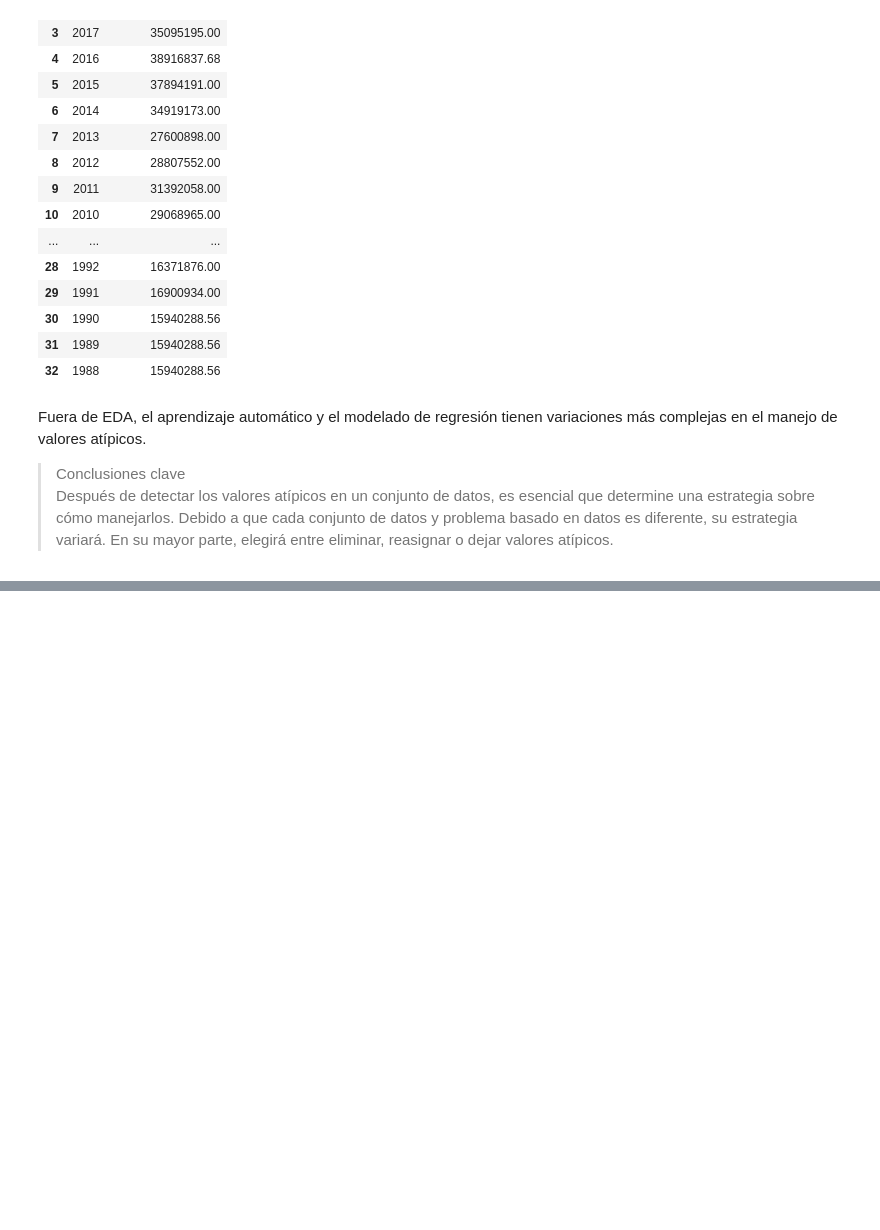
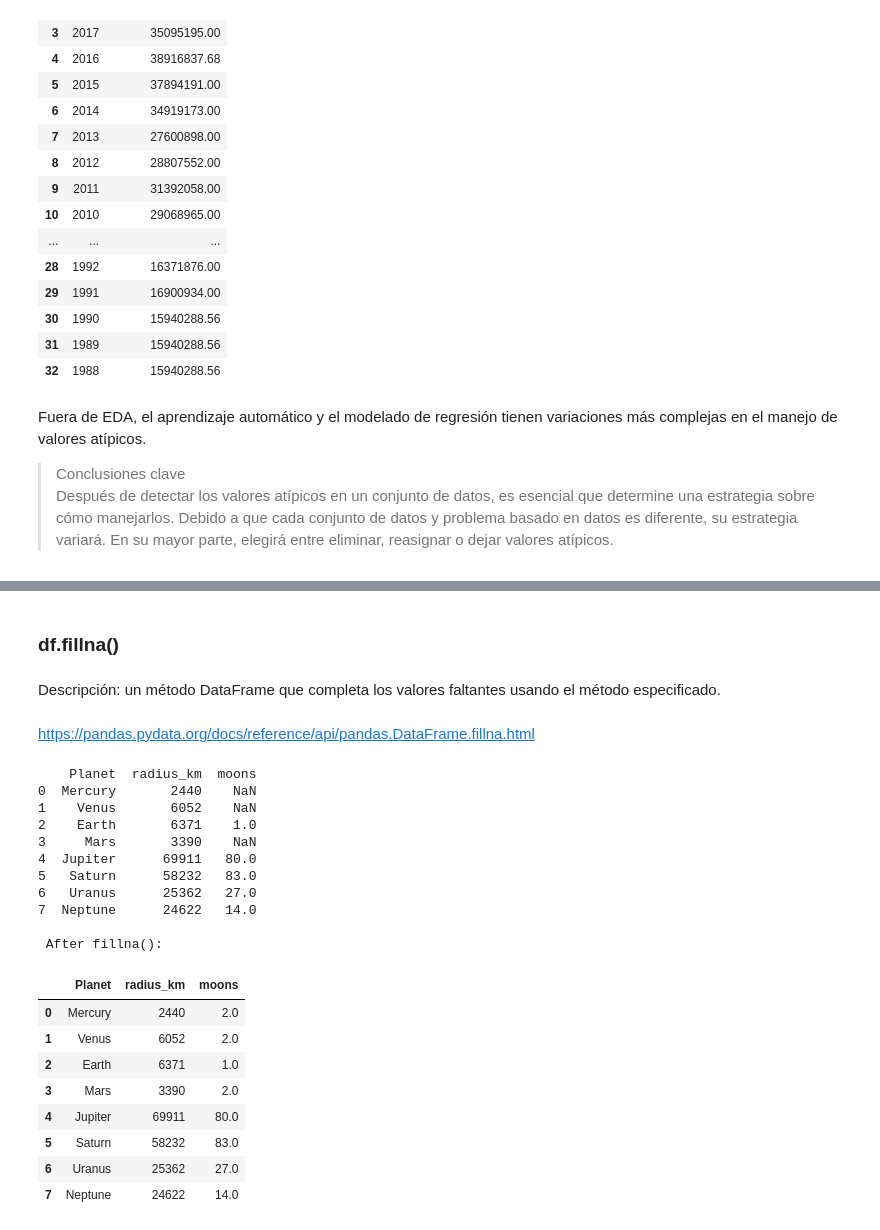
Before and after one commit to emipaz/Analisis-Datos-GADA, a Jupyter notebook: Curso_3/semana_3/Cómo manejar los valores atípicos.ipynb, the cells around one changed output, grey strips where cells are left out. Cells and saved outputs as stored; diff of their text form; code cells hidden in the pictures; blank space fills up the shorter version.

```diff
--- a/Curso_3/semana_3/Cómo manejar los valores atípicos.ipynb
+++ b/Curso_3/semana_3/Cómo manejar los valores atípicos.ipynb
@@ -191,0 +335,32 @@ Después de detectar los valores atípicos en un conjunto de datos, es esencial
+# %% [markdown]
+### df.fillna()
+# %% [markdown]
+Descripción: un método DataFrame que completa los valores faltantes usando el método especificado.
+# %% [markdown]
+https://pandas.pydata.org/docs/reference/api/pandas.DataFrame.fillna.html
+# %%
+print(df)
+print('\n After fillna(): \n')
+
+df.fillna(2)
+# %% [output]
+    Planet  radius_km  moons
+0  Mercury       2440    NaN
+1    Venus       6052    NaN
+2    Earth       6371    1.0
+3     Mars       3390    NaN
+4  Jupiter      69911   80.0
+5   Saturn      58232   83.0
+6   Uranus      25362   27.0
+7  Neptune      24622   14.0
+
+ After fillna():
+|  | Planet | radius_km | moons |
+| 0 | Mercury | 2440 | 2.0 |
+| 1 | Venus | 6052 | 2.0 |
+| 2 | Earth | 6371 | 1.0 |
+| 3 | Mars | 3390 | 2.0 |
+| 4 | Jupiter | 69911 | 80.0 |
+| 5 | Saturn | 58232 | 83.0 |
+| 6 | Uranus | 25362 | 27.0 |
+| 7 | Neptune | 24622 | 14.0 |
```
Also changed, not shown: parts of 47 cells of this notebook, 1 other file.
